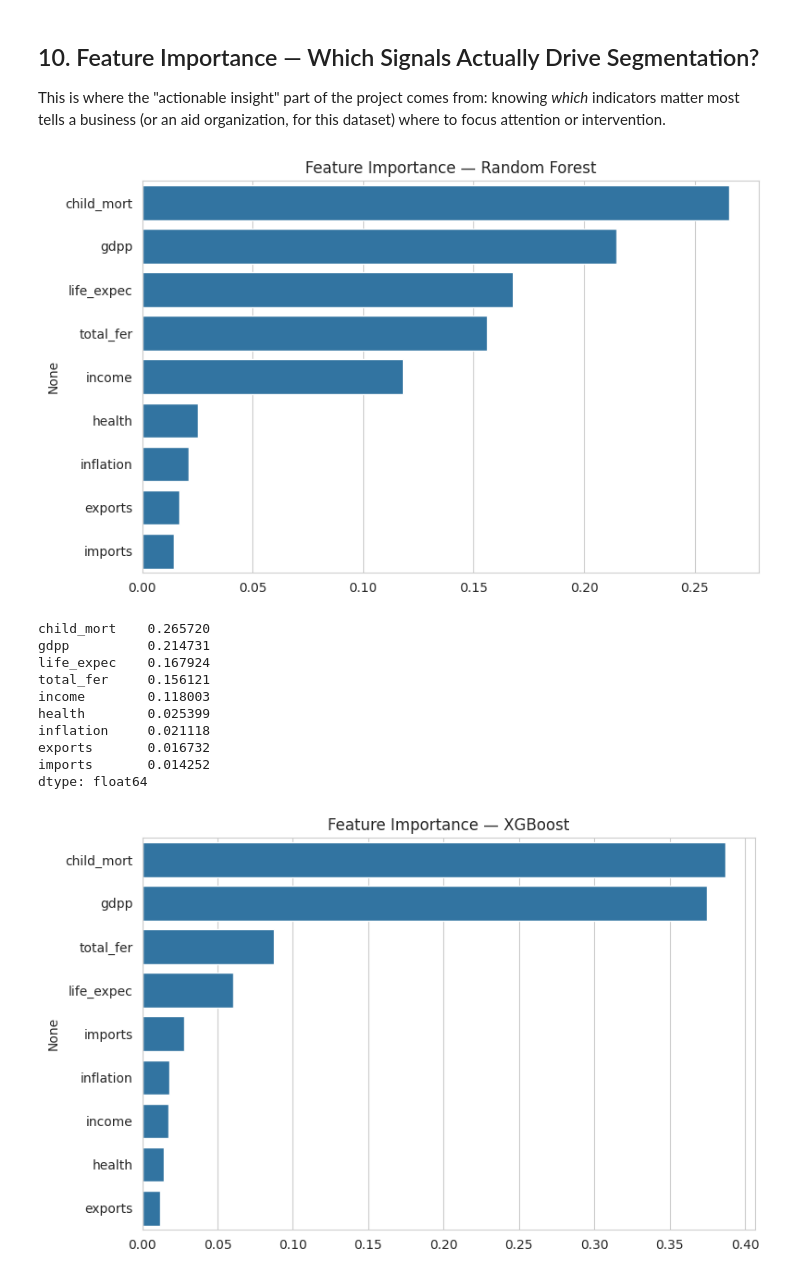
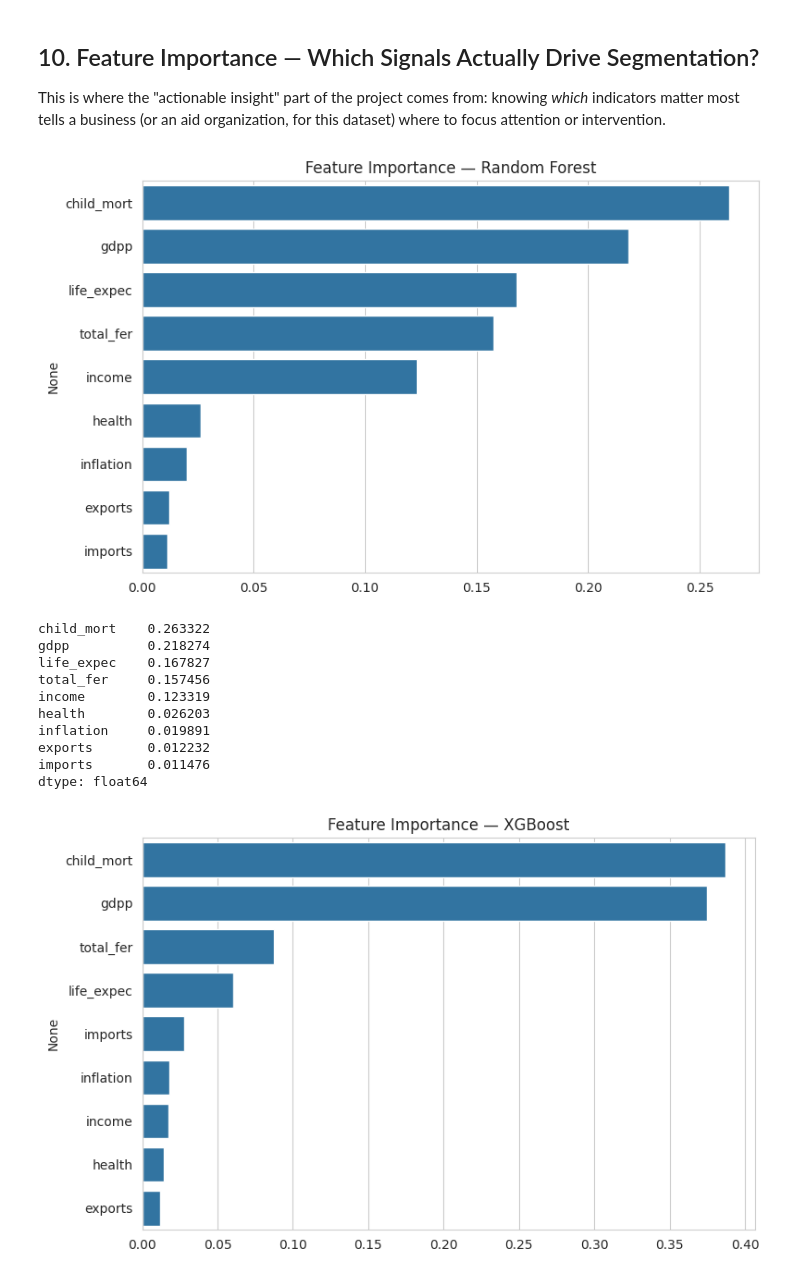
Before and after one commit to Johanl001/Celebal_Tech, a Jupyter notebook: week-03/Week3_Dhanraj_Deshmukh.ipynb, the cells around one changed output. Cells and saved outputs as stored; diff of their text form; code cells hidden in the pictures.

```diff
--- a/week-03/Week3_Dhanraj_Deshmukh.ipynb
+++ b/week-03/Week3_Dhanraj_Deshmukh.ipynb
@@ -181,6 +189,9 @@ km_model = KMeans(n_clusters=best_k, random_state=RANDOM_STATE, n_init=10)
 km_labels = km_model.fit_predict(X_scaled)
 print(f"K-Means (k={best_k}) silhouette score: {silhouette_score(X_scaled, km_labels):.3f}")
 
-df["segment"] = km_labels
+# Ensure segments are 0-indexed and contiguous for classifiers like XGBoost
+le = LabelEncoder()
+df["segment"] = le.fit_transform(km_labels)
+print(f"Re-encoded segments value counts:\n{df['segment'].value_counts()}")
 # %% [output]
 K-Means (k=5) silhouette score: 0.299
@@ -369,11 +397,14 @@ Train size: 133 | Test size: 34
 # %% [markdown]
 ### 8a. Random Forest
 # %%
+from sklearn.model_selection import KFold
+kf = KFold(n_splits=3, shuffle=True, random_state=RANDOM_STATE)
+
 rf = RandomForestClassifier(n_estimators=300, random_state=RANDOM_STATE)
 rf_grid = GridSearchCV(
     rf,
     param_grid={"max_depth": [4, 6, 8, None], "min_samples_split": [2, 5, 10]},
-    cv=5, scoring="f1_weighted", n_jobs=-1
+    cv=kf, scoring="f1_weighted", n_jobs=-1
 )
 rf_grid.fit(X_train, y_train)
 rf_best = rf_grid.best_estimator_
@@ -568,29 +597,30 @@ intervention.
 # %%
 def plot_importance(model, name):
     if not hasattr(model, "feature_importances_"):
         return
     imp = pd.Series(model.feature_importances_, index=feature_cols).sort_values(ascending=False)
     plt.figure(figsize=(8, 5))
     sns.barplot(x=imp.values, y=imp.index)
     plt.title(f"Feature Importance — {name}")
     plt.tight_layout()
-    save_current_fig(f"feature_importance_{name.lower().replace(' ', '_')}.png")
+    safe_name = name.lower().replace(" ", "_").replace("(", "").replace(")", "")
+    save_current_fig(f"feature_importance_{safe_name}.png")
     plt.show()
     return imp
 
 rf_importance = plot_importance(rf_best, "Random Forest")
 print(rf_importance)
 # %% [output]
-[figure, old version]
+[figure, new version]
-child_mort    0.265720
-gdpp          0.214731
-life_expec    0.167924
-total_fer     0.156121
-income        0.118003
-health        0.025399
-inflation     0.021118
-exports       0.016732
-imports       0.014252
+child_mort    0.263322
+gdpp          0.218274
+life_expec    0.167827
+total_fer     0.157456
+income        0.123319
+health        0.026203
+inflation     0.019891
+exports       0.012232
+imports       0.011476
 dtype: float64
 # %%
 if xgb_best is not None:
```
Also changed, not shown: parts of 9 cells of this notebook.
